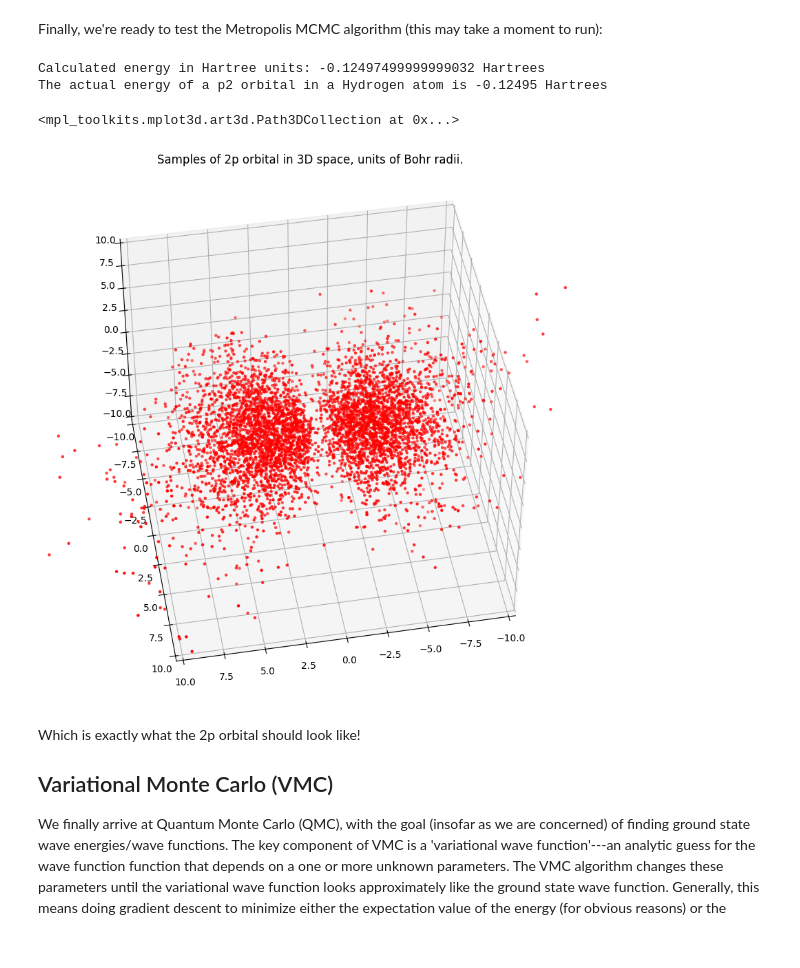
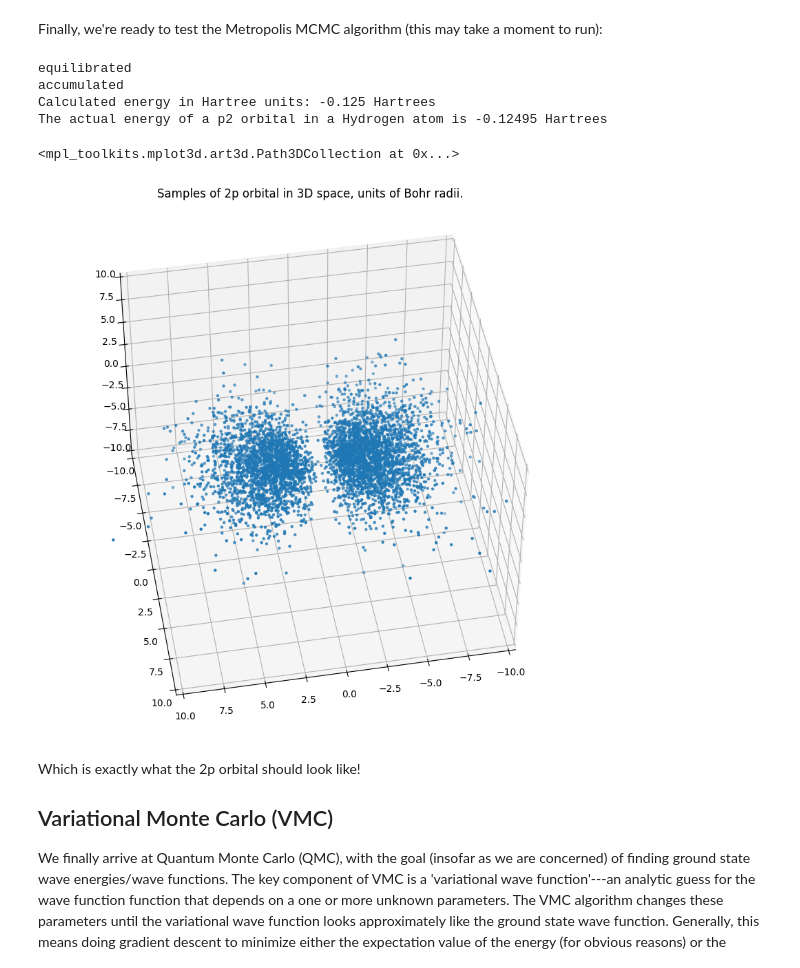
Before and after one commit to nathanr29/Intro-to-Quantum-Monte-Carlo, a Jupyter notebook: QMC/Sampling and VMC.ipynb, the cells around one changed output. Saved outputs shown, nothing was run; the diff lists cells and outputs as text; code cells hidden in the pictures.

Commit message:
Updated Sampling with vectorized sums

```diff
--- a/QMC/Sampling and VMC.ipynb
+++ b/QMC/Sampling and VMC.ipynb
@@ -86,7 +92,8 @@ def sample(P, M, N, window=2, equilib_time=1000, dim=3):
     #Equilibration phase
     for m in range(equilib_time):
         for n in range(N):
-            samples[0], W = move(samples[0], P, n, base_dim=dim)
+            samples[0], W = move(samples[0], P, n, dim=dim)
+
 
     #Begin accumulating
     for m in range(1, M):
@@ -94,7 +101,7 @@ def sample(P, M, N, window=2, equilib_time=1000, dim=3):
         samples = np.append(samples, [samples[m-1]], axis=0)
         for n in range(N):
             #moves it 1 particle at a time
-            samples[m], W = move(samples[m], P, n, base_dim=dim)
+            samples[m], W = move(samples[m], P, n, dim=dim)
 
     return samples
 # %%
@@ -154,12 +161,16 @@ k = 1
 
 #Defining 2p orbital wave function
 def p(X):
-    """takes vector of form [[x, y, z]]"""
+    """
+    takes vector of form [[[x, y, z]], [[x,y,z]],...]
+
+    returns probability amplitude
+
+    """
     #defining necessary spherical coordinates
-    r = np.sqrt(np.sum((X[0])**2))
-    theta = 0
-    if (r > 0.01): #to catch 0 division
-        theta = np.arccos((X[0,0])/r)
+    r = np.sqrt(np.sum(X**2, axis=-1))
+
+    theta = np.arccos(X[:,:,0]/r)
 
     return (np.e**(-1/a0 * r/2))*r*np.cos(theta)
 
@@ -209,28 +228,31 @@ Finally, we're ready to test the Metropolis MCMC algorithm (this may take a mome
 def p_E_local(R):
     return E_local(R, p, V_c)
 
-p_samples, p_energy = expectation(p_E_local, P, 5000, 1)
+p_samples = sample(P, 5000, 1)
+p_energy = np.average(E_local(p_samples, p, V_c))
 
 print(f'Calculated energy in Hartree units: {p_energy} Hartrees')
 print(f'The actual energy of a p2 orbital in a Hydrogen atom is -0.12495 Hartrees')
 # %% [output]
-Calculated energy in Hartree units: -0.12497499999999032 Hartrees
+equilibrated
+accumulated
+Calculated energy in Hartree units: -0.125 Hartrees
 The actual energy of a p2 orbital in a Hydrogen atom is -0.12495 Hartrees
 # %%
 #Create plot of sample distribution
 ax = plt.figure(figsize=(10,10)).add_subplot(projection='3d')
 ax.view_init(45,80)
 
 window = 10
 ax.set_xlim(-10, 10)
 ax.set_ylim(-10, 10)
 ax.set_zlim(-10, 10)
 ax.set_title('Samples of 2p orbital in 3D space, units of Bohr radii.')
 
-ax.scatter(p_samples[:, 0, 0], p_samples[:, 0, 1], p_samples[:, 0, 2], marker = ".", color = 'r')
+ax.scatter(p_samples[:, 0, 0], p_samples[:, 0, 1], p_samples[:, 0, 2], marker = ".")
 # %% [output]
 <mpl_toolkits.mplot3d.art3d.Path3DCollection at 0x...>
-[figure, old version]
+[figure, new version]
 # %% [markdown]
 Which is exactly what the 2p orbital should look like!
 
```
Also changed, not shown: parts of 20 cells of this notebook, 2 other files.
